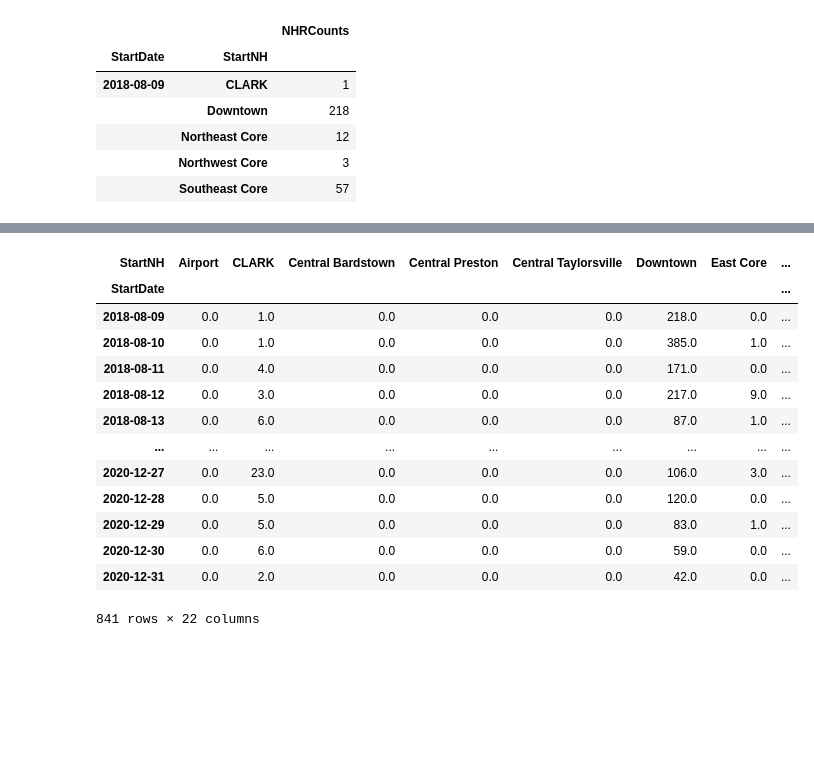
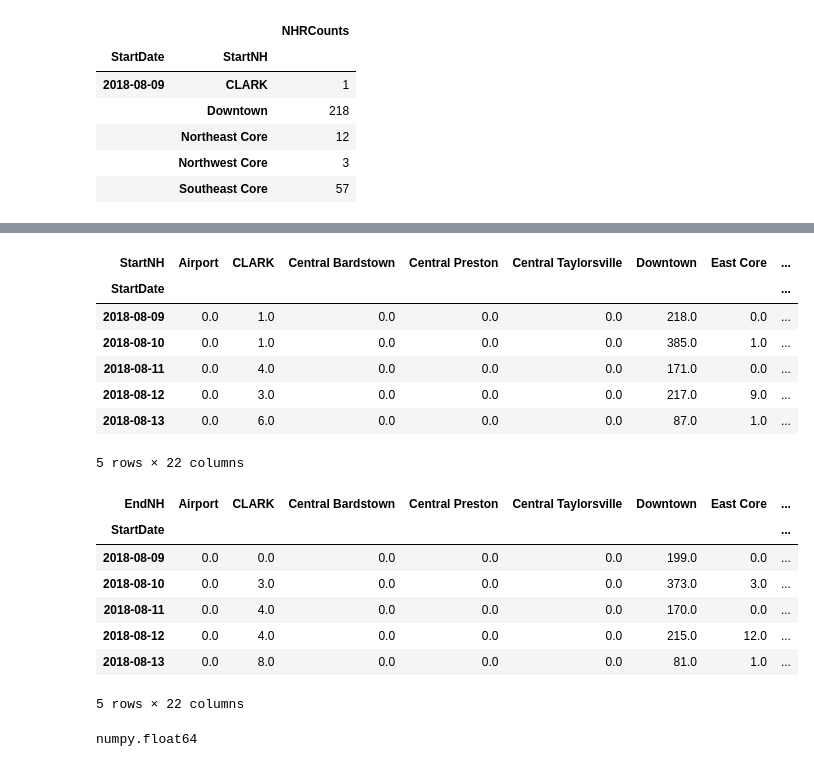
Before and after one commit to abhiram540/TripDataAnalysis-CityOfLouisville-DocklessVehicles, a Jupyter notebook: 7.6 Capstone Two Data Wrangling.ipynb, the cells around one changed output, grey strips where cells are left out. Saved outputs shown, nothing was run; the diff lists cells and outputs as text; code cells hidden in the pictures; blank space fills up the shorter version.

Commit message:
Feature Engineering (cont...)
Generated dataframes for count of rides started in a location based on dates and count of rides ended in a location based on dates.

```diff
--- a/7.6 Capstone Two Data Wrangling.ipynb
+++ b/7.6 Capstone Two Data Wrangling.ipynb
@@ -1531,19 +1515,33 @@ df_nh_rpd
 # %%
-df_nh_rpd.pivot(columns='StartNH', values='NHRCounts').fillna(0)
+df_nh_rpd = df_nh_rpd.pivot(columns='StartNH', values='NHRCounts').fillna(0)
+df_nh_rpd.head()
 # %% [output]
 | StartNH | Airport | CLARK | Central Bardstown | Central Preston | Central Taylorsville | Downtown | East Core | ... |
 | StartDate |  |  |  |  |  |  |  | ... |
 | 2018-08-09 | 0.0 | 1.0 | 0.0 | 0.0 | 0.0 | 218.0 | 0.0 | ... |
 | 2018-08-10 | 0.0 | 1.0 | 0.0 | 0.0 | 0.0 | 385.0 | 1.0 | ... |
 | 2018-08-11 | 0.0 | 4.0 | 0.0 | 0.0 | 0.0 | 171.0 | 0.0 | ... |
 | 2018-08-12 | 0.0 | 3.0 | 0.0 | 0.0 | 0.0 | 217.0 | 9.0 | ... |
 | 2018-08-13 | 0.0 | 6.0 | 0.0 | 0.0 | 0.0 | 87.0 | 1.0 | ... |
-| ... | ... | ... | ... | ... | ... | ... | ... | ... |
-| 2020-12-27 | 0.0 | 23.0 | 0.0 | 0.0 | 0.0 | 106.0 | 3.0 | ... |
-| 2020-12-28 | 0.0 | 5.0 | 0.0 | 0.0 | 0.0 | 120.0 | 0.0 | ... |
-| 2020-12-29 | 0.0 | 5.0 | 0.0 | 0.0 | 0.0 | 83.0 | 1.0 | ... |
-| 2020-12-30 | 0.0 | 6.0 | 0.0 | 0.0 | 0.0 | 59.0 | 0.0 | ... |
-| 2020-12-31 | 0.0 | 2.0 | 0.0 | 0.0 | 0.0 | 42.0 | 0.0 | ... |
-841 rows × 22 columns
+5 rows × 22 columns
+# %%
+df_endnh_rpd = pd.DataFrame(gdf.groupby(['StartDate', 'EndNH']).size())
+df_endnh_rpd.columns = ['NHRCounts']
+df_endnh_rpd = df_endnh_rpd.reset_index(level=['EndNH'])
+df_endnh_rpd = df_endnh_rpd.pivot(columns='EndNH', values='NHRCounts').fillna(0)
+df_endnh_rpd.head()
+# %% [output]
+| EndNH | Airport | CLARK | Central Bardstown | Central Preston | Central Taylorsville | Downtown | East Core | ... |
+| StartDate |  |  |  |  |  |  |  | ... |
+| 2018-08-09 | 0.0 | 0.0 | 0.0 | 0.0 | 0.0 | 199.0 | 0.0 | ... |
+| 2018-08-10 | 0.0 | 3.0 | 0.0 | 0.0 | 0.0 | 373.0 | 3.0 | ... |
+| 2018-08-11 | 0.0 | 4.0 | 0.0 | 0.0 | 0.0 | 170.0 | 0.0 | ... |
+| 2018-08-12 | 0.0 | 4.0 | 0.0 | 0.0 | 0.0 | 215.0 | 12.0 | ... |
+| 2018-08-13 | 0.0 | 8.0 | 0.0 | 0.0 | 0.0 | 81.0 | 1.0 | ... |
+5 rows × 22 columns
+# %%
+type(df_endnh_rpd['CLARK'].loc['2018-08-10'])
+# %% [output]
+numpy.float64
 # %%
 # %% [output]
```
Also changed, not shown: parts of 2 cells of this notebook.
